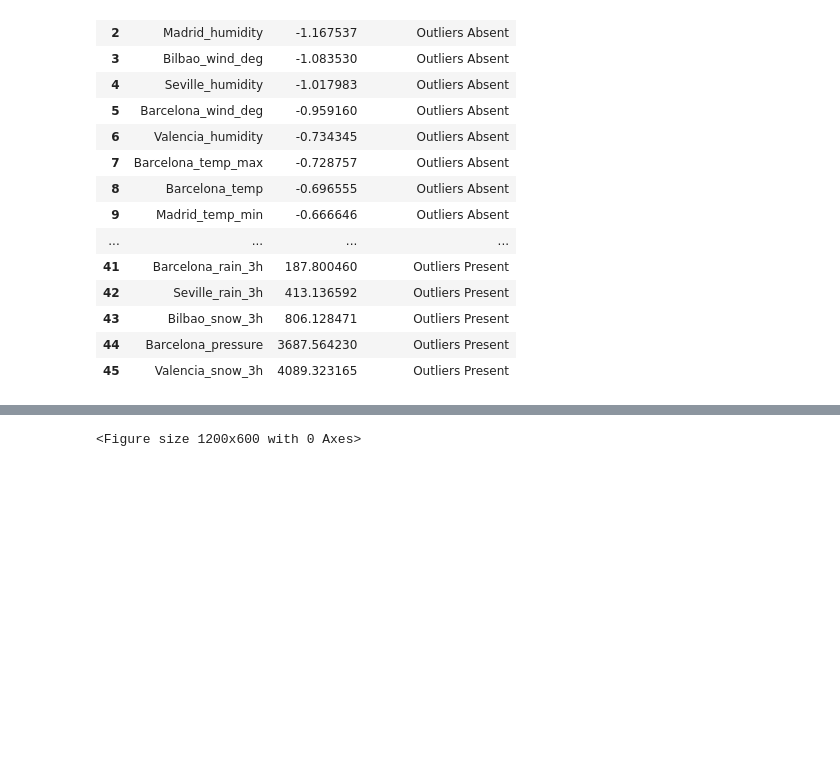
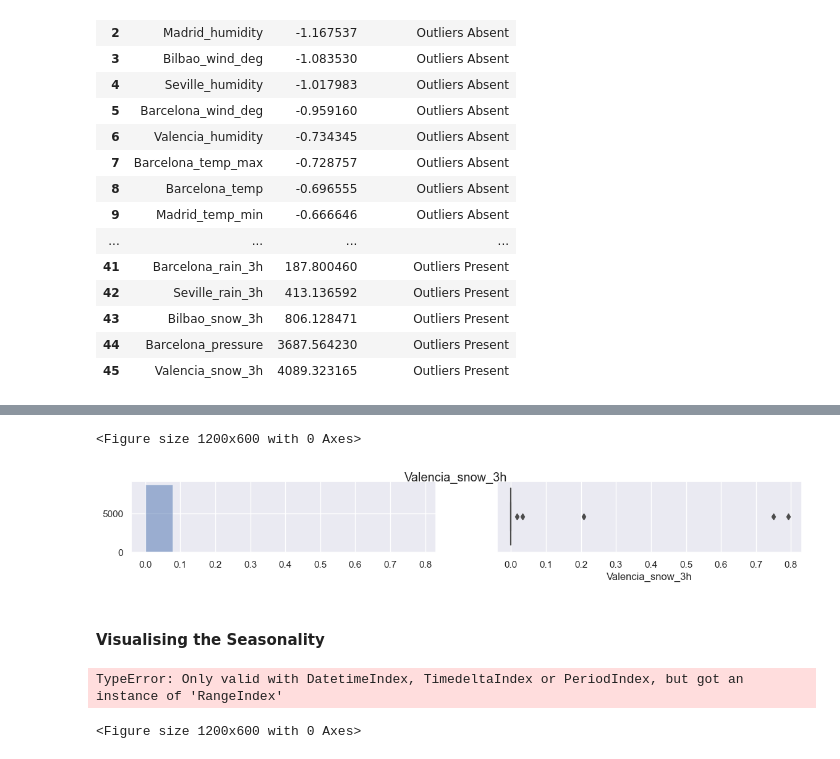
Before and after one commit to ObengKojo23/Team_NM4, a Jupyter notebook: notebooks/Team NM4 Regression Predict.ipynb, the cells around one changed output, grey strips where cells are left out. Saved outputs shown, nothing was run; the diff lists cells and outputs as text; code cells hidden in the pictures; blank space fills up the shorter version.

Commit message:
description of notebook and visualisation update

```diff
--- a/notebooks/Team NM4 Regression Predict.ipynb
+++ b/notebooks/Team NM4 Regression Predict.ipynb
@@ -640,3 +655,21 @@ The features **Barcelona_rain_1h, Seville_rain_3h, Seville_rain_1h, Madrid_rain_
+# %%
+plt.figure(figsize=(12, 6))
+plot_features(df_train, 'Valencia_snow_3h')
+# %% [output]
+<Figure size 1200x600 with 0 Axes>
+[figure, added]
+# %% [markdown]
+#### Visualising the Seasonality
+# %%
+resampled_df = df_train.resample('M').mean()
+resampled_df.reset_index(inplace=True)
+ax = resampled_df.plot(x='time', y='load_shortfall_3h', figsize=(12,3))
+#plotting a vertical line for July of every year
+xcoords = ['2015-07-01', '2016-07-01','2017-07-01', '2018-07-01']
+for xc in xcoords:
+    plt.axvline(x=xc, color='black', linestyle='--')
+# %% [output]
+TypeError: Only valid with DatetimeIndex, TimedeltaIndex or PeriodIndex, but got an instance of 'RangeIndex'
 # %%
 #Visualizing the feature with the null values
 plt.figure(figsize=(12, 6))
```
Also changed, not shown: parts of 12 cells of this notebook.
